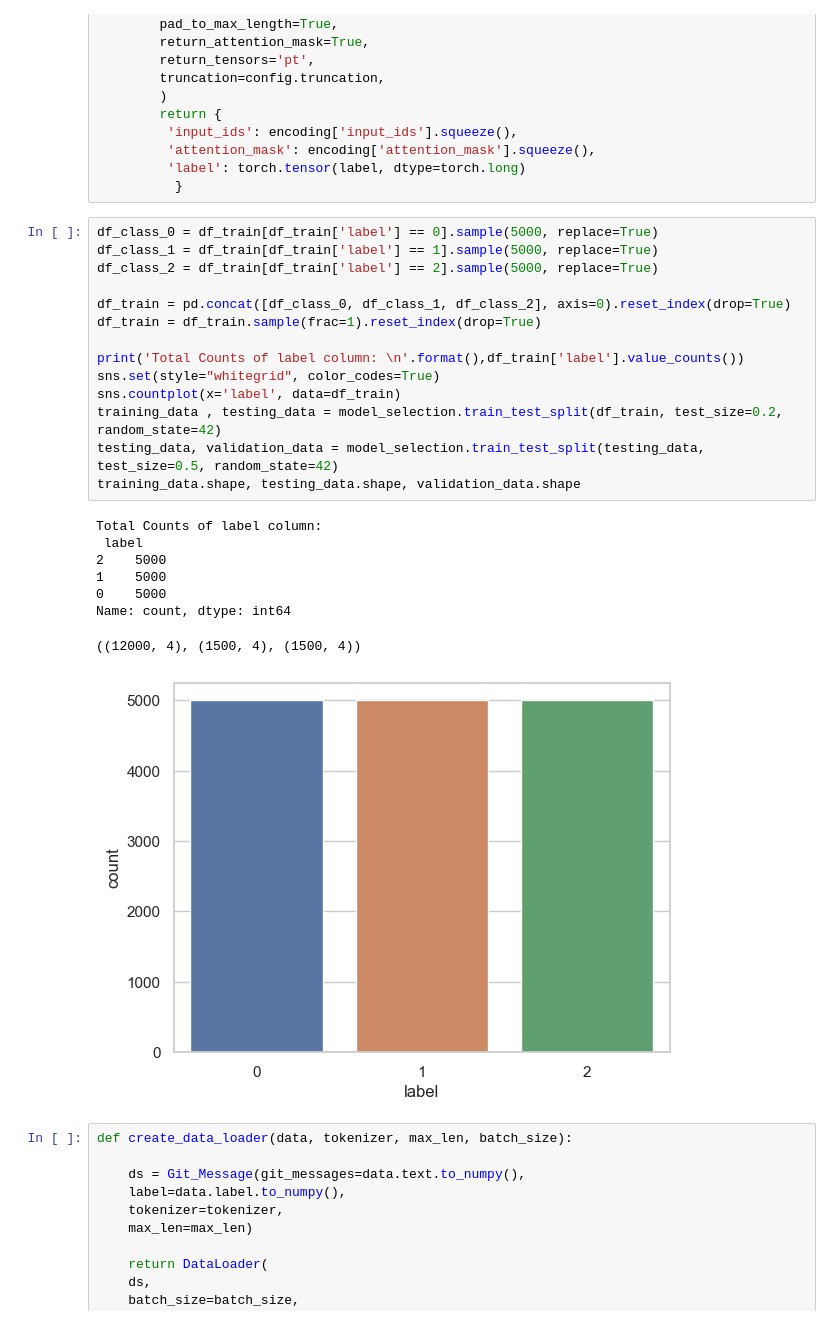
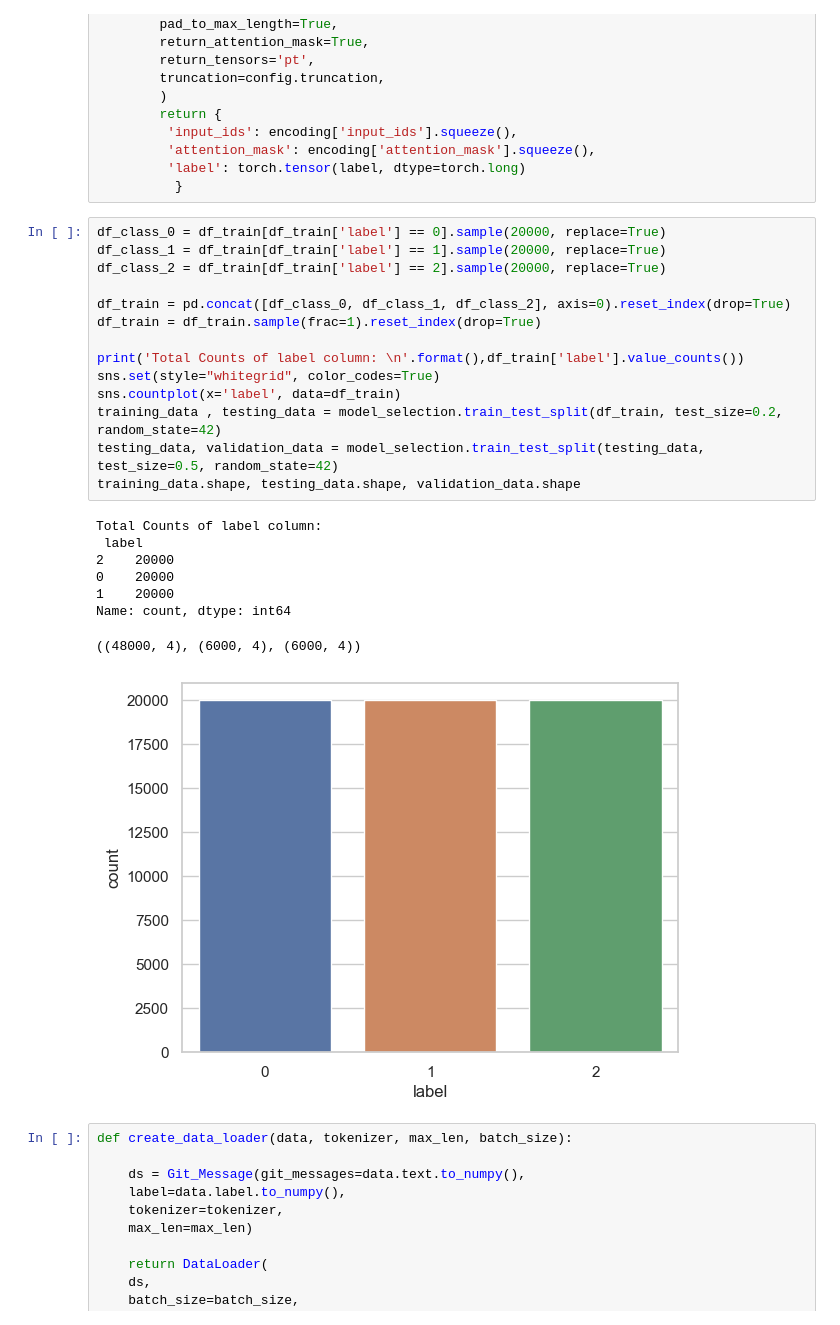
Before and after one commit to Nazia-Karim-Khan-Oishee/GitHub-Issue-Taxonomy, a Jupyter notebook: Code/notebook/model_training.ipynb, the cells around one changed output. Saved outputs shown, nothing was run; the diff lists cells and outputs as text.

```diff
--- a/Code/notebook/model_training.ipynb
+++ b/Code/notebook/model_training.ipynb
@@ -198,28 +191,28 @@ class Git_Message(Dataset):
          'label': torch.tensor(label, dtype=torch.long)
           }
 # %%
-df_class_0 = df_train[df_train['label'] == 0].sample(5000, replace=True)
-df_class_1 = df_train[df_train['label'] == 1].sample(5000, replace=True)
-df_class_2 = df_train[df_train['label'] == 2].sample(5000, replace=True)
+df_class_0 = df_train[df_train['label'] == 0].sample(20000, replace=True)
+df_class_1 = df_train[df_train['label'] == 1].sample(20000, replace=True)
+df_class_2 = df_train[df_train['label'] == 2].sample(20000, replace=True)
 
 df_train = pd.concat([df_class_0, df_class_1, df_class_2], axis=0).reset_index(drop=True)
 df_train = df_train.sample(frac=1).reset_index(drop=True)
 
 print('Total Counts of label column: \n'.format(),df_train['label'].value_counts())
 sns.set(style="whitegrid", color_codes=True)
 sns.countplot(x='label', data=df_train)
 training_data , testing_data = model_selection.train_test_split(df_train, test_size=0.2, random_state=42)
 testing_data, validation_data = model_selection.train_test_split(testing_data, test_size=0.5, random_state=42)
 training_data.shape, testing_data.shape, validation_data.shape
 # %% [output]
 Total Counts of label column:
  label
-2    5000
-1    5000
-0    5000
+2    20000
+0    20000
+1    20000
 Name: count, dtype: int64
-((12000, 4), (1500, 4), (1500, 4))
+((48000, 4), (6000, 4), (6000, 4))
-[figure, old version]
+[figure, new version]
 # %%
 def create_data_loader(data, tokenizer, max_len, batch_size):
 
```
Also changed, not shown: parts of 9 cells of this notebook, 2 other files.
